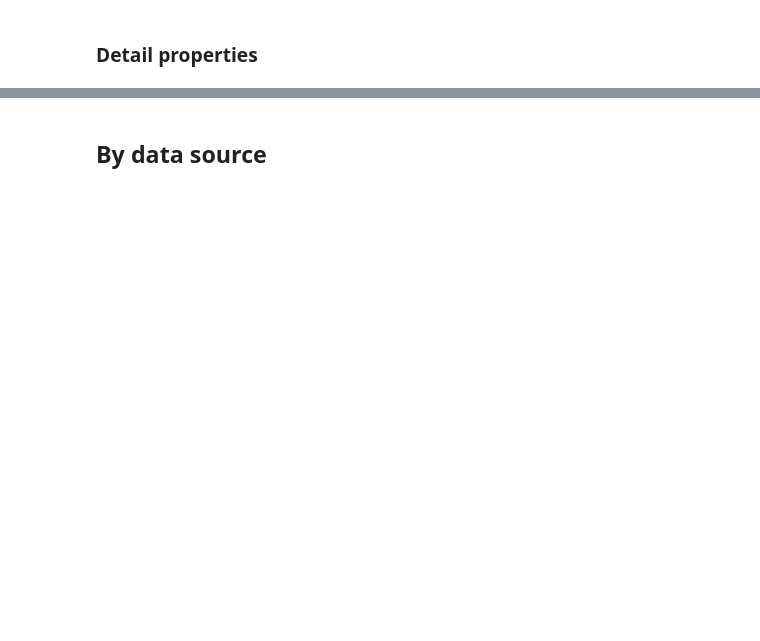
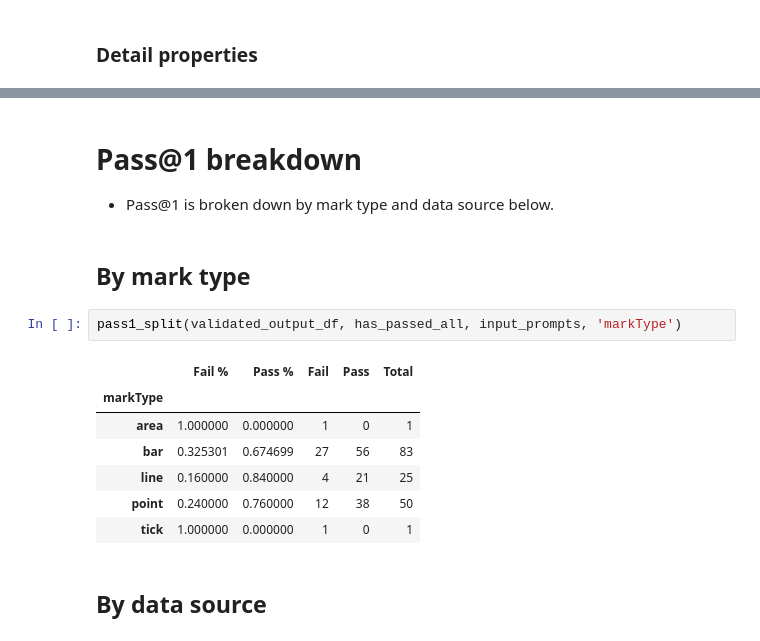
Before and after one commit to earth1987/Generating-Data-Visualisations-from-Natural-Language-Statements, a Jupyter notebook: notebooks/6_logic_tests.ipynb, the cells around one changed output, grey strips where cells are left out. Cells and saved outputs as stored; diff of their text form; blank space fills up the shorter version.

```diff
--- a/notebooks/6_logic_tests.ipynb
+++ b/notebooks/6_logic_tests.ipynb
@@ -1673,2 +486,17 @@ logical_split(validated_model_outputs, unit_tests, 'marktype')
+# %% [markdown]
+# Pass@1 breakdown
+* Pass@1 is broken down by mark type and data source below.
+# %% [markdown]
+## By mark type
+# %%
+pass1_split(validated_output_df, has_passed_all, input_prompts, 'markType')
+# %% [output]
+|  | Fail % | Pass % | Fail | Pass | Total |
+| markType |  |  |  |  |  |
+| area | 1.000000 | 0.000000 | 1 | 0 | 1 |
+| bar | 0.325301 | 0.674699 | 27 | 56 | 83 |
+| line | 0.160000 | 0.840000 | 4 | 21 | 25 |
+| point | 0.240000 | 0.760000 | 12 | 38 | 50 |
+| tick | 1.000000 | 0.000000 | 1 | 0 | 1 |
 # %% [markdown]
 ## By data source
```
Also changed, not shown: parts of 183 cells of this notebook.
